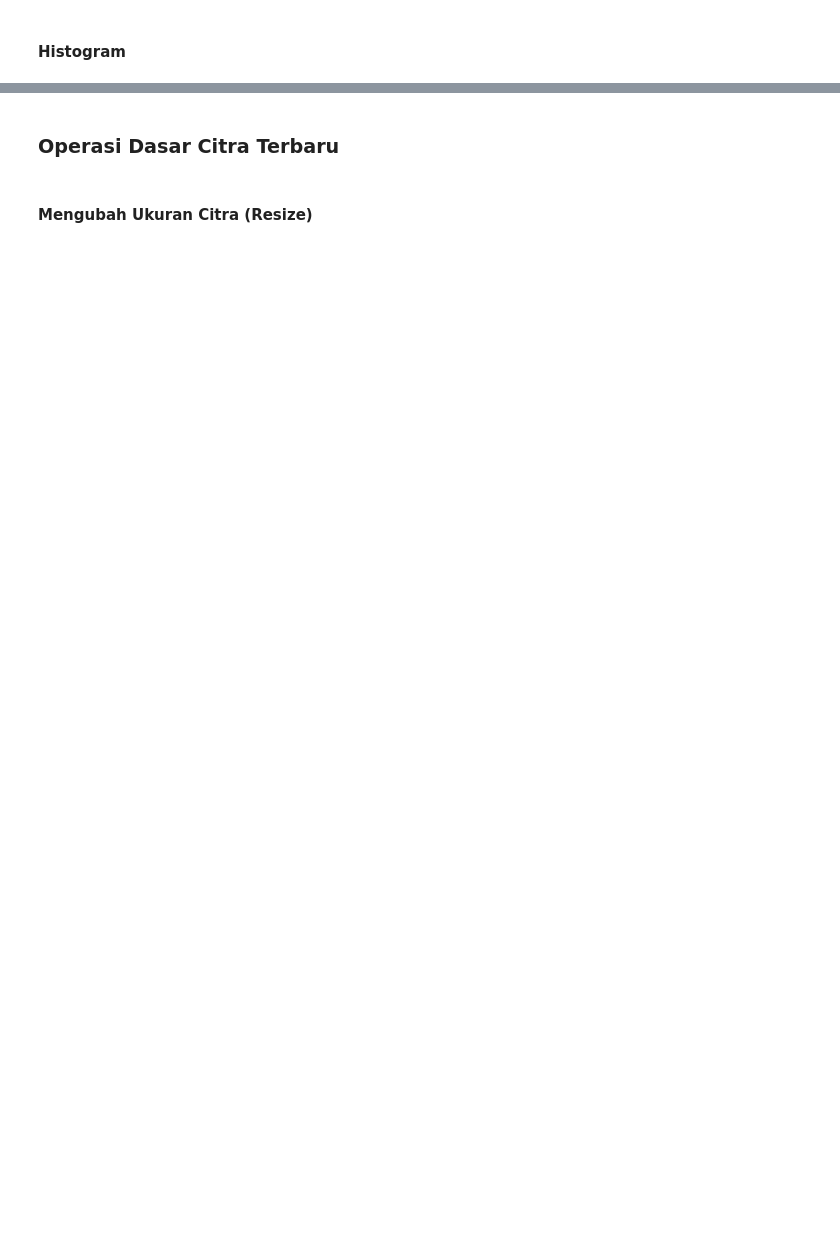
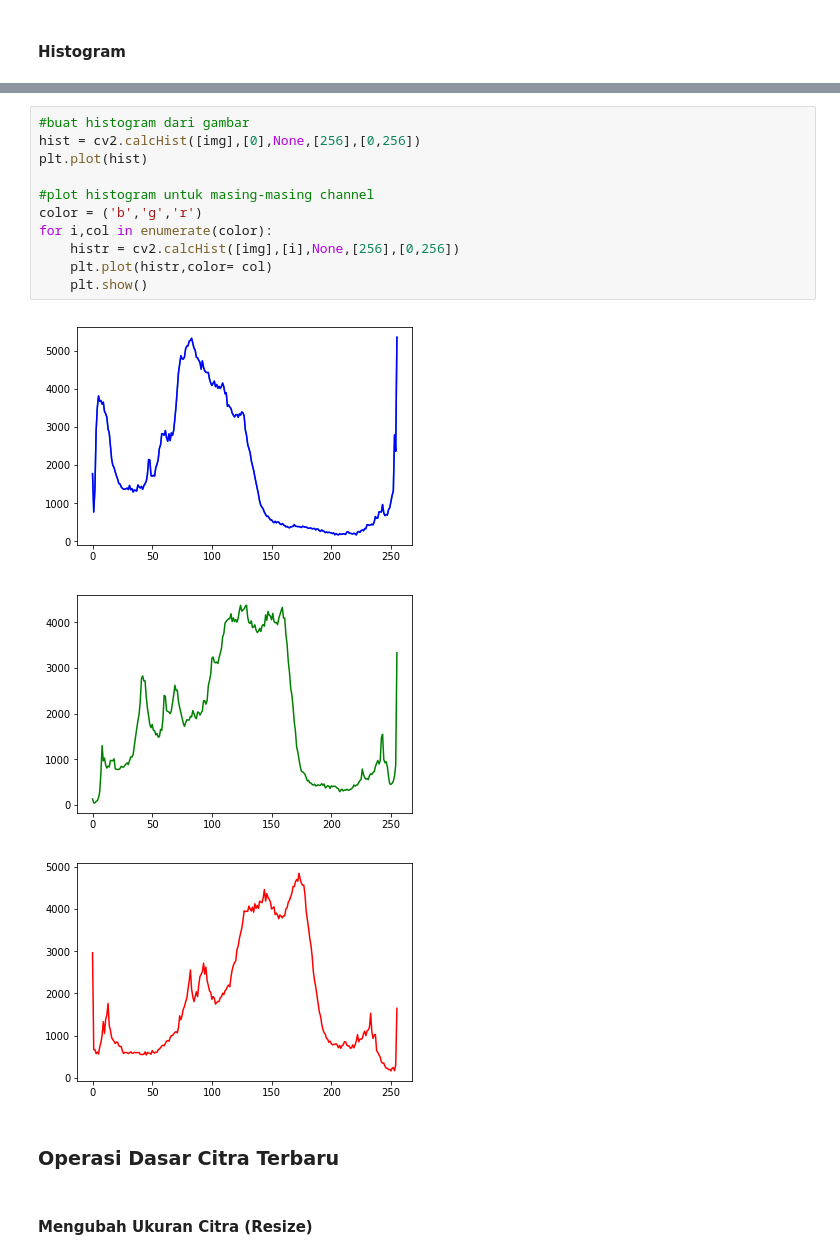
Before and after one commit to MultimediaLaboratory-TelkomUniversity/FG2019-PengenalanOpenCV, a Jupyter notebook: Pengenalan OpenCV.ipynb, the cells around one changed output, grey strips where cells are left out. Cells and saved outputs as stored; diff of their text form; blank space fills up the shorter version.

```diff
--- a/Pengenalan OpenCV.ipynb
+++ b/Pengenalan OpenCV.ipynb
@@ -45,3 +84,18 @@ Setelah itu marilah kita read satu gambar, cari gambar kemudian masukkan di fold
+# %%
+#buat histogram dari gambar
+hist = cv2.calcHist([img],[0],None,[256],[0,256])
+plt.plot(hist)
+
+#plot histogram untuk masing-masing channel
+color = ('b','g','r')
+for i,col in enumerate(color):
+    histr = cv2.calcHist([img],[i],None,[256],[0,256])
+    plt.plot(histr,color= col)
+    plt.show()
+# %% [output]
+[figure, added]
+[figure, added]
+[figure, added]
 # %% [markdown]
 ### Operasi Dasar Citra Terbaru
 # %% [markdown]
```
Also changed, not shown: parts of 21 cells of this notebook.
